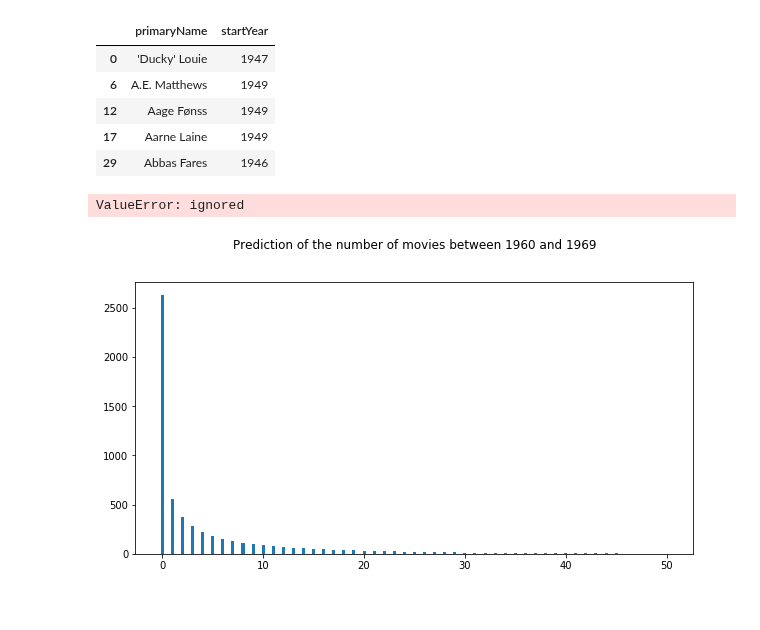
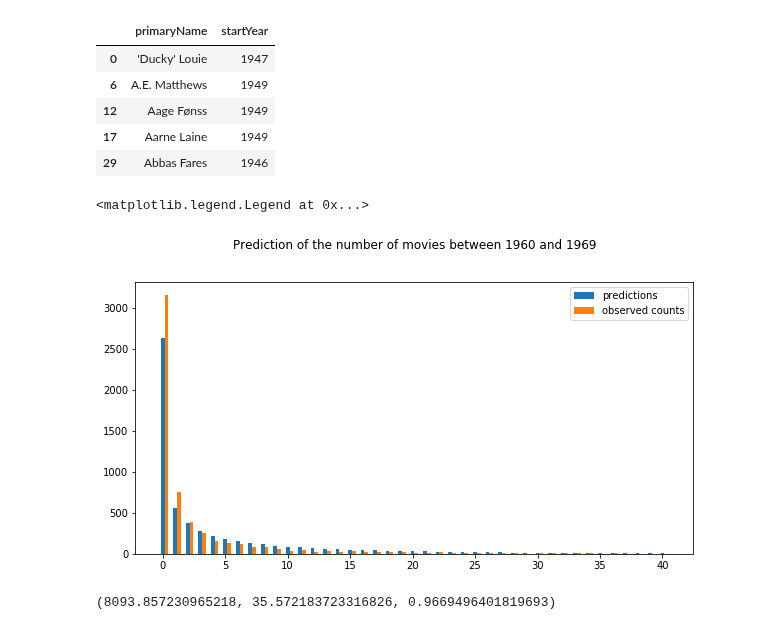
Before and after one commit to MaximeKan/Statistical-Modeling, a Jupyter notebook: Actors_movie_counts.ipynb, the cells around one changed output. Saved outputs shown, nothing was run; the diff lists cells and outputs as text; code cells hidden in the pictures.

```diff
--- a/Actors_movie_counts.ipynb
+++ b/Actors_movie_counts.ipynb
@@ -604,18 +634,20 @@ active_actors_list.head()
 # %%
 width = 0.3
 fig, ax = plt.subplots(figsize=(10, 5))
-x_list = np.arange(51)
+x_list = np.arange(41)
 prediction_list = np.array([pnbd.conditional_probability_of_n_purchases_up_to_time(n, t_future, movie_counts_reshape['frequency'],
                                                      movie_counts_reshape['recency'], movie_counts_reshape['T']).sum() for n in x_list])
 ax.bar(x_list, prediction_list, width, label = "predictions")
 ax.set_title("Prediction of the number of movies between 1960 and 1969", y = 1.1)
 
 ax.bar(x_list + width, total_validation["count"], width, label = "observed counts")
 
 ax.legend(loc = "upper right")
 # %% [output]
-ValueError: ignored
+<matplotlib.legend.Legend at 0x...>
-[figure, old version]
+[figure, new version]
 # %%
 from sklearn.metrics import mean_squared_error, mean_absolute_error, r2_score
 mean_squared_error(total_validation["count"], prediction_list),mean_absolute_error(total_validation["count"], prediction_list),r2_score(total_validation["count"], prediction_list)
+# %% [output]
+(8093.857230965218, 35.572183723316826, 0.9669496401819693)
```
Also changed, not shown: parts of 17 cells of this notebook.
